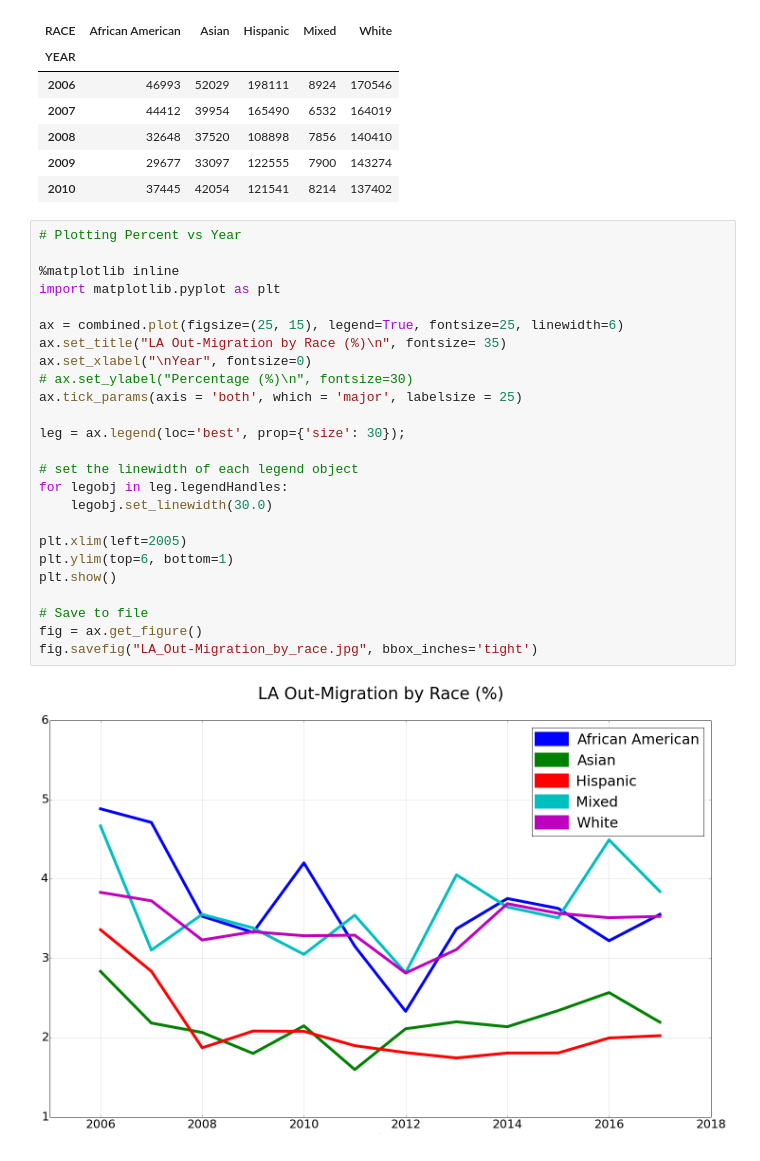
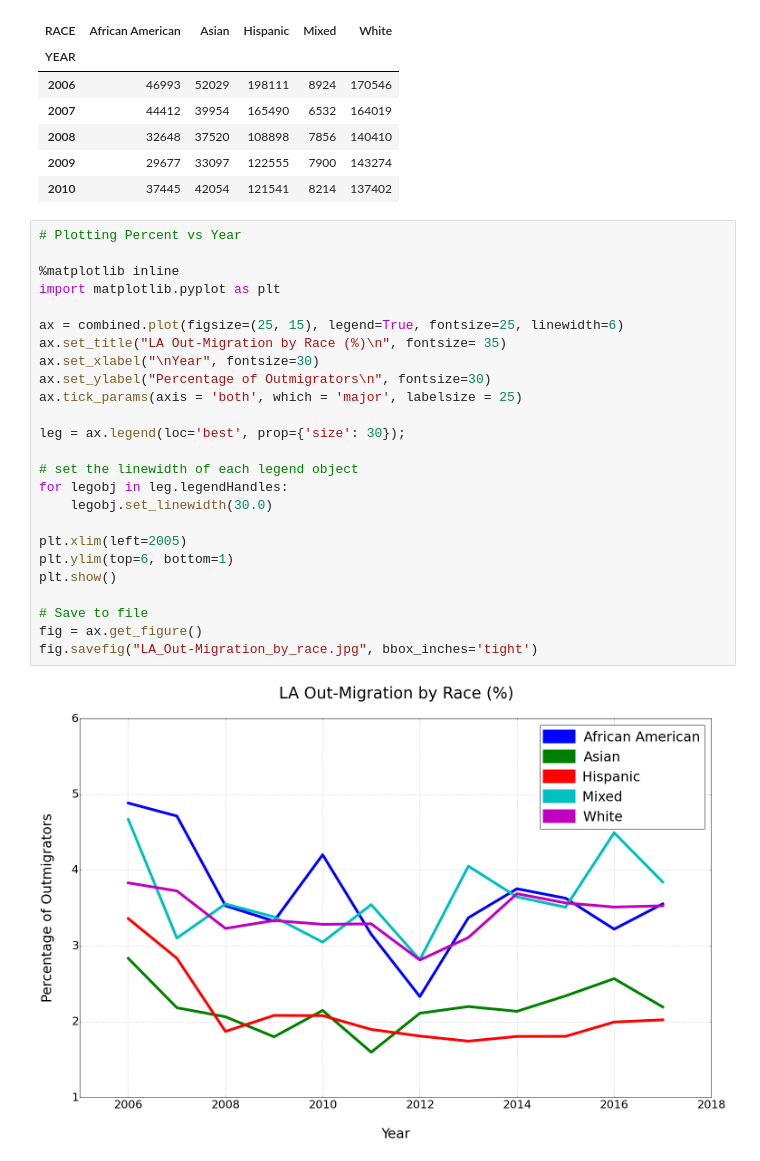
Before and after one commit to CityOfLosAngeles/Data-Angels, a Jupyter notebook: Fall 2018 Projects/LA_Outmigration/Visuals/Race.ipynb, the cells around one changed output. Cells and saved outputs as stored; diff of their text form.

Commit message:
Add axis labels to race plots.

```diff
--- a/Fall 2018 Projects/LA_Outmigration/Visuals/Race.ipynb
+++ b/Fall 2018 Projects/LA_Outmigration/Visuals/Race.ipynb
@@ -105,30 +105,30 @@ combined_count.head()
 # %%
 # Plotting Percent vs Year
 
 %matplotlib inline
 import matplotlib.pyplot as plt
 
 ax = combined.plot(figsize=(25, 15), legend=True, fontsize=25, linewidth=6)
 ax.set_title("LA Out-Migration by Race (%)\n", fontsize= 35)
-ax.set_xlabel("\nYear", fontsize=0)
-# ax.set_ylabel("Percentage (%)\n", fontsize=30)
+ax.set_xlabel("\nYear", fontsize=30)
+ax.set_ylabel("Percentage of Outmigrators\n", fontsize=30)
 ax.tick_params(axis = 'both', which = 'major', labelsize = 25)
 
 leg = ax.legend(loc='best', prop={'size': 30});
 
 # set the linewidth of each legend object
 for legobj in leg.legendHandles:
     legobj.set_linewidth(30.0)
 
 plt.xlim(left=2005)
 plt.ylim(top=6, bottom=1)
 plt.show()
 
 # Save to file
 fig = ax.get_figure()
 fig.savefig("LA_Out-Migration_by_race.jpg", bbox_inches='tight')
 # %% [output]
-[figure, old version]
+[figure, new version]
 # %%
 # Plotting Out-migration Total vs Year
 
```
Also changed, not shown: parts of 1 cell of this notebook, 2 other files.
